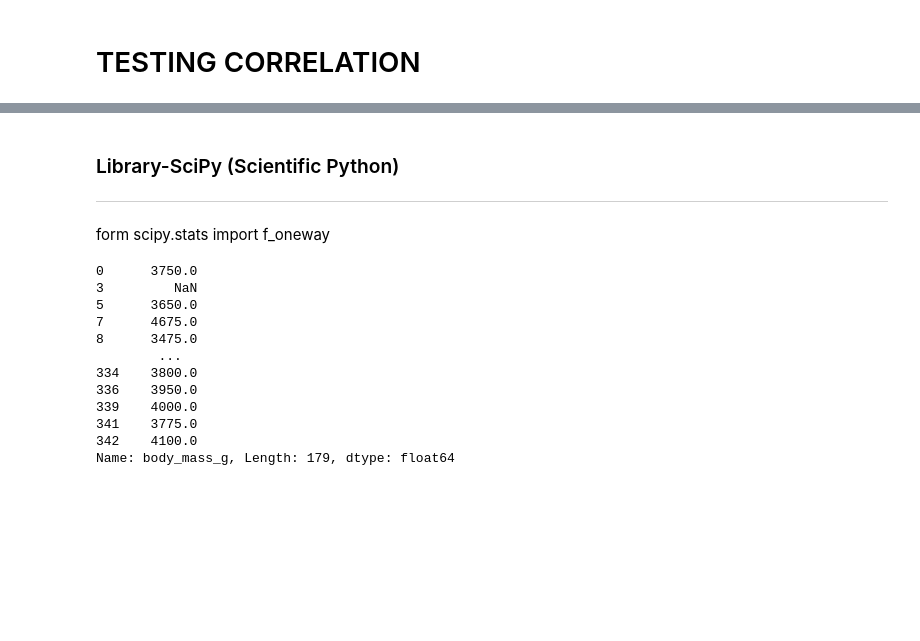
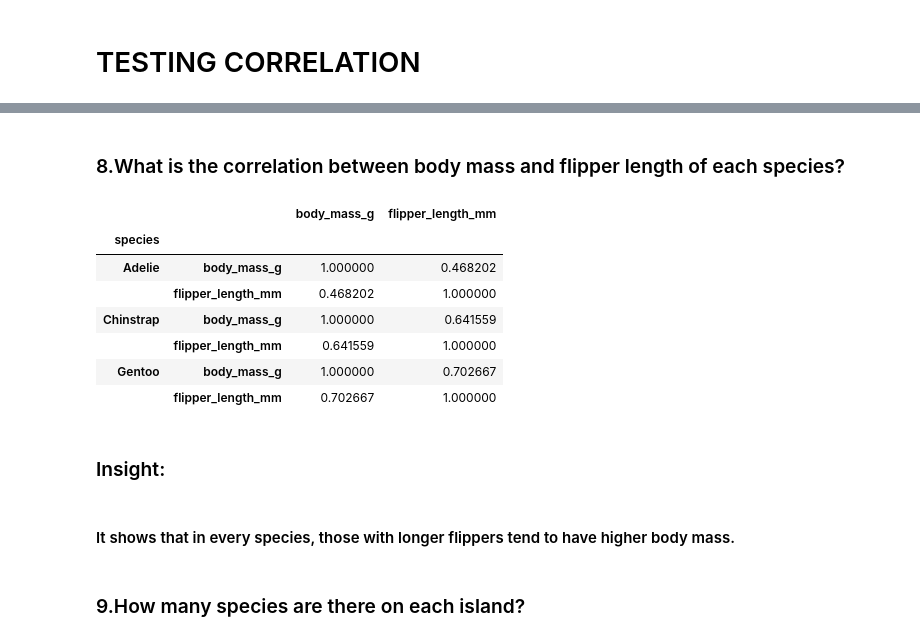
Before and after one commit to ShrlnH/ELEC303-DATA-ANALYTICS-HABITO, a Jupyter notebook: ELEC03-3A/Activity1.ipynb, the cells around one changed output, grey strips where cells are left out. Drawn from its saved outputs; the diff is of its cells as text; code cells hidden in the pictures; blank space fills up the shorter version.

```diff
--- a/ELEC03-3A/Activity1.ipynb
+++ b/ELEC03-3A/Activity1.ipynb
@@ -399,4 +617,0 @@ weight_flipper_cor
-# %% [markdown]
-<h3>Library-SciPy (Scientific Python)</h3>
-<hr>
-form scipy.stats import f_oneway
@@ -407,15 +618,19 @@ x_df = penguins[penguins['sex'] == 'male']
-# %%
-x_df['body_mass_g']
-# %% [output]
-0      3750.0
-3         NaN
-5      3650.0
-7      4675.0
-8      3475.0
-        ...
-334    3800.0
-336    3950.0
-339    4000.0
-341    3775.0
-342    4100.0
-Name: body_mass_g, Length: 179, dtype: float64
+# %% [markdown]
+<h3>8.What is the correlation between body mass and flipper length of each species?</h3>
+# %%
+penguins.groupby('species')[['body_mass_g','flipper_length_mm']].corr()
+# %% [output]
+|  |  | body_mass_g | flipper_length_mm |
+| species |  |  |  |
+| Adelie | body_mass_g | 1.000000 | 0.468202 |
+|  | flipper_length_mm | 0.468202 | 1.000000 |
+| Chinstrap | body_mass_g | 1.000000 | 0.641559 |
+|  | flipper_length_mm | 0.641559 | 1.000000 |
+| Gentoo | body_mass_g | 1.000000 | 0.702667 |
+|  | flipper_length_mm | 0.702667 | 1.000000 |
+# %% [markdown]
+<h3>Insight:</h3>
+# %% [markdown]
+<h4>It shows that in every species, those with longer flippers tend to have higher body mass.</h4>
+# %% [markdown]
+<h3>9.How many species are there on each island?</h3>
```
Also changed, not shown: parts of 87 cells of this notebook.
